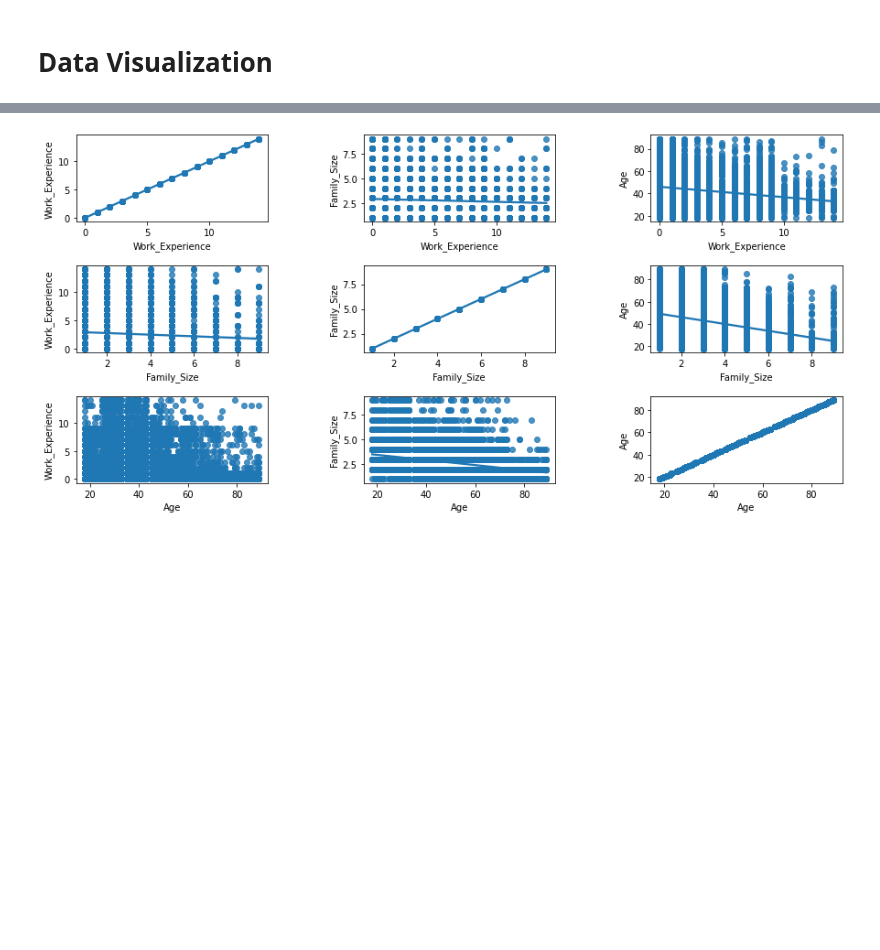
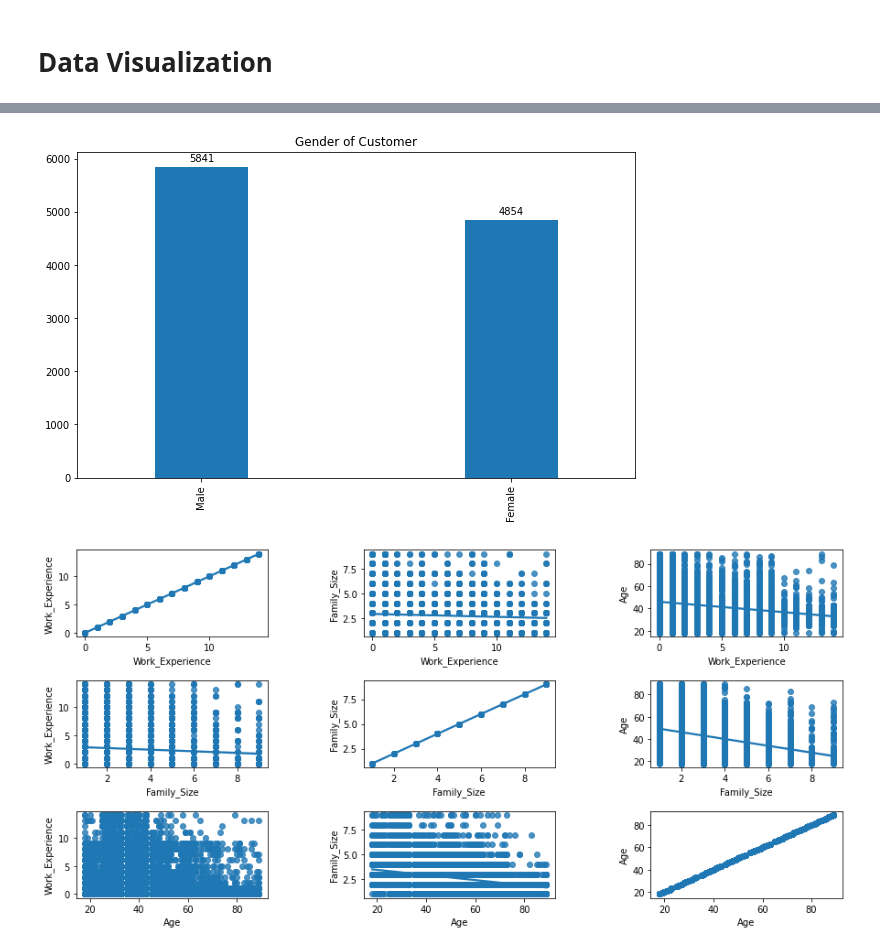
Before and after one commit to hasnaazi/Machine-Learning, a Jupyter notebook: customer-segmentation-with-kkn-method-final-resul.ipynb, the cells around one changed output, grey strips where cells are left out. Drawn from its saved outputs; the diff is of its cells as text; code cells hidden in the pictures; blank space fills up the shorter version.

```diff
--- a/customer-segmentation-with-kkn-method-final-resul.ipynb
+++ b/customer-segmentation-with-kkn-method-final-resul.ipynb
@@ -303,3 +313,14 @@ data0['Gender'].value_counts().plot(kind='bar')
+# %%
+ax = data0['Gender'].value_counts().plot(kind='bar',figsize=(10,6), width=0.3,
+    title='Gender of Customer')
+
+for p in ax.patches:
+    width = p.get_width()
+    height = p.get_height()
+    x, y = p.get_xy()
+    ax.annotate(f'{height}', (x + width/2, y + height*1.02), ha='center')
+# %% [output]
+[figure, added]
 # %%
 
 plt.figure(1 , figsize = (15 , 7))
```
Also changed, not shown: parts of 11 cells of this notebook.
